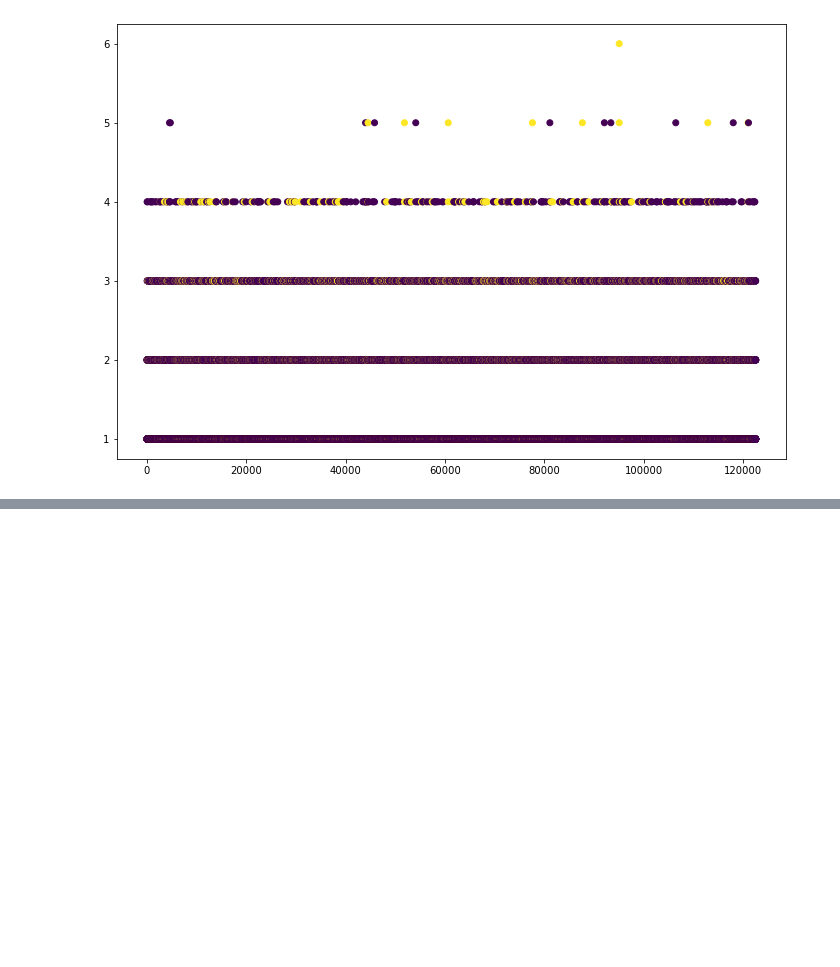
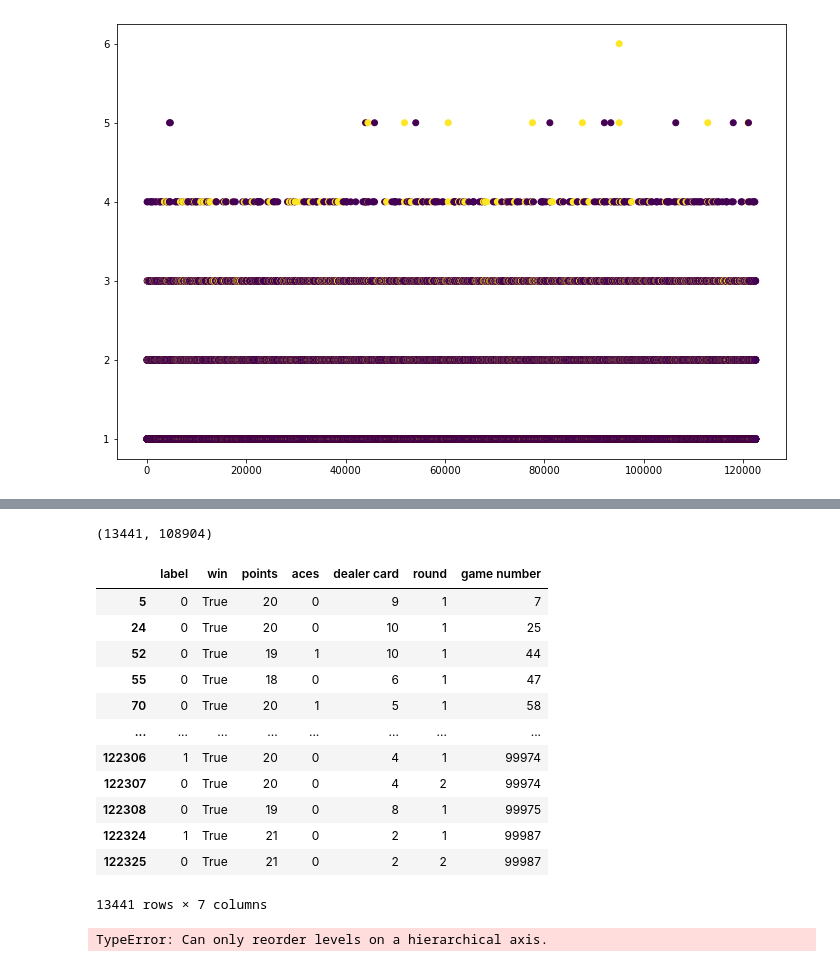
Before and after one commit to AlexanderGrunewald/CMSE-202-Group-Project, a Jupyter notebook: Game Running.ipynb, the cells around one changed output, grey strips where cells are left out. Saved outputs shown, nothing was run; the diff lists cells and outputs as text; code cells hidden in the pictures; blank space fills up the shorter version.

```diff
--- a/Game Running.ipynb
+++ b/Game Running.ipynb
@@ -159,8 +215,13 @@ for i in range(len(win)):
 import pandas as pd
 data = pd.DataFrame()
 data["label"] = label
+data["win"] = win
 data["points"] = points
 data["aces"] = aces
-data["dealer card"] = dealer_card
+
+
+data["dealer card"] = np.array(dealer_card)[:,1]
+data["dealer card"] = data["dealer card"].replace({"Jack":10, "Queen":10, "King":10, "Ace":11})
+data["dealer card"] = pd.to_numeric(data["dealer card"])
 data["round"] = round_
 data["game number"] = game_number
@@ -201,0 +228,32 @@ data
+# %%
+win_data = data[ data["win"] == True]
+loss_data = data[ data["win"] == False]
+
+from sklearn.model_selection import train_test_split
+# %%
+test_rounds = len(win_data)/2 # 50% test size for win data
+loss_proportion = test_rounds/len(loss_data) # this portion test size for loss data
+
+features_train_w, features_test_w,
+# %% [output]
+(13441, 108904)
+# %%
+win_data
+# %% [output]
+|  | label | win | points | aces | dealer card | round | game number |
+| 5 | 0 | True | 20 | 0 | 9 | 1 | 7 |
+| 24 | 0 | True | 20 | 0 | 10 | 1 | 25 |
+| 52 | 0 | True | 19 | 1 | 10 | 1 | 44 |
+| 55 | 0 | True | 18 | 0 | 6 | 1 | 47 |
+| 70 | 0 | True | 20 | 1 | 5 | 1 | 58 |
+| ... | ... | ... | ... | ... | ... | ... | ... |
+| 122306 | 1 | True | 20 | 0 | 4 | 1 | 99974 |
+| 122307 | 0 | True | 20 | 0 | 4 | 2 | 99974 |
+| 122308 | 0 | True | 19 | 0 | 8 | 1 | 99975 |
+| 122324 | 1 | True | 21 | 0 | 2 | 1 | 99987 |
+| 122325 | 0 | True | 21 | 0 | 2 | 2 | 99987 |
+13441 rows × 7 columns
+# %%
+pd.concat((win_data, loss_data)).reorder_levels(list(np.arange(122345)), axis = 1)
+# %% [output]
+TypeError: Can only reorder levels on a hierarchical axis.
```
Also changed, not shown: parts of 6 cells of this notebook.
